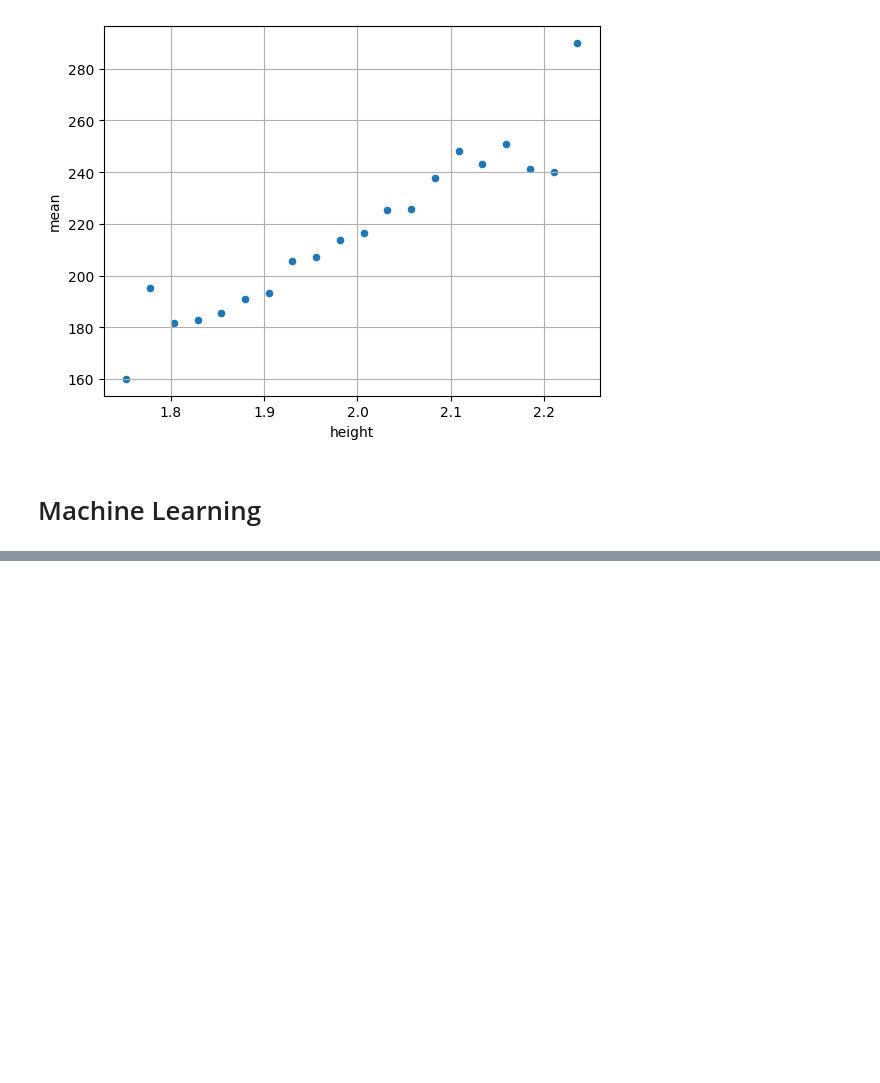
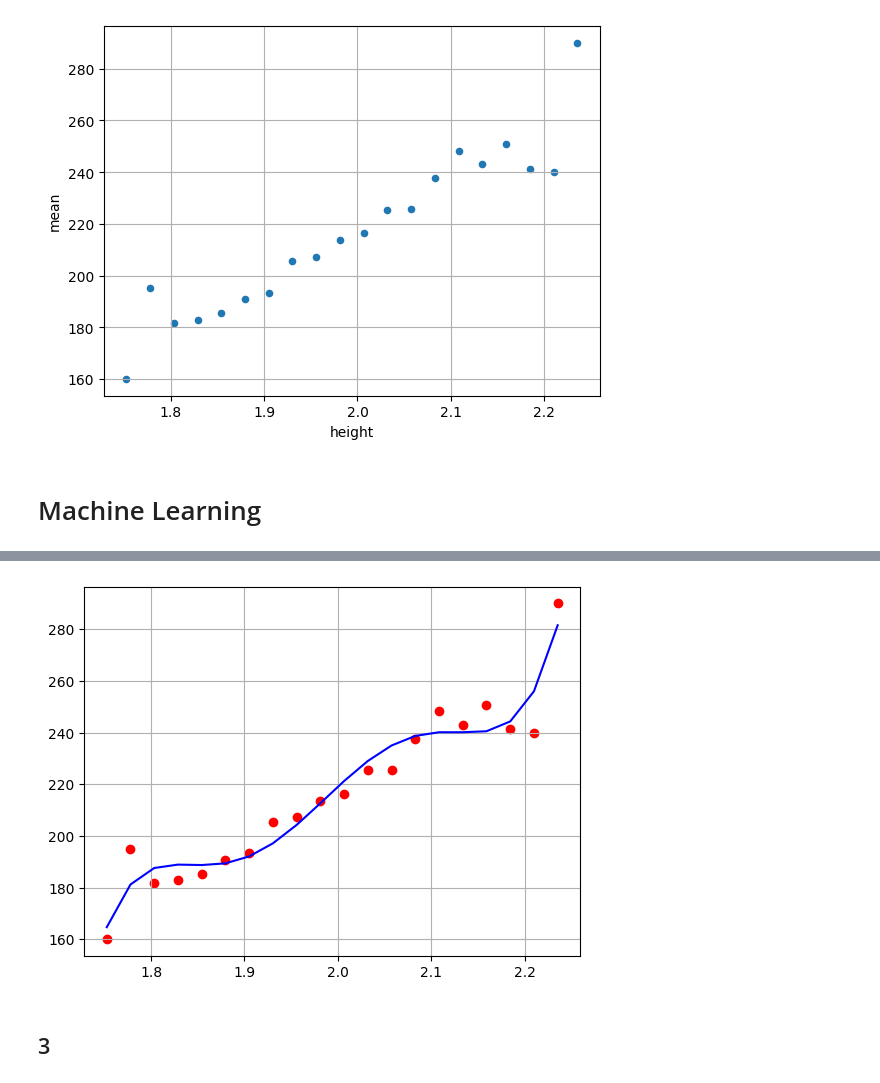
Before and after one commit to Tom-0727/TomMLs, a Jupyter notebook: notebook.ipynb, the cells around one changed output, grey strips where cells are left out. Saved outputs shown, nothing was run; the diff lists cells and outputs as text; code cells hidden in the pictures; blank space fills up the shorter version.

```diff
--- a/notebook.ipynb
+++ b/notebook.ipynb
@@ -105,0 +128,21 @@ plt.show()
+# %%
+from sklearn.preprocessing import PolynomialFeatures
+from sklearn.linear_model import LinearRegression
+
+X = h_w_df['height'].values.reshape(-1, 1)
+Y = h_w_df['mean'].values
+
+poly = PolynomialFeatures(degree = 5)
+poly_x = poly.fit_transform(X)
+
+regressor = LinearRegression()
+regressor.fit(poly_x, Y)
+
+plt.scatter(X, Y, color='red')
+plt.plot(X, regressor.predict(poly.fit_transform(X)), color = 'blue', )
+plt.grid()
+plt.show()
+# %% [output]
+[figure, added]
+# %% [markdown]
+## 3
```
Also changed, not shown: parts of 4 cells of this notebook.
